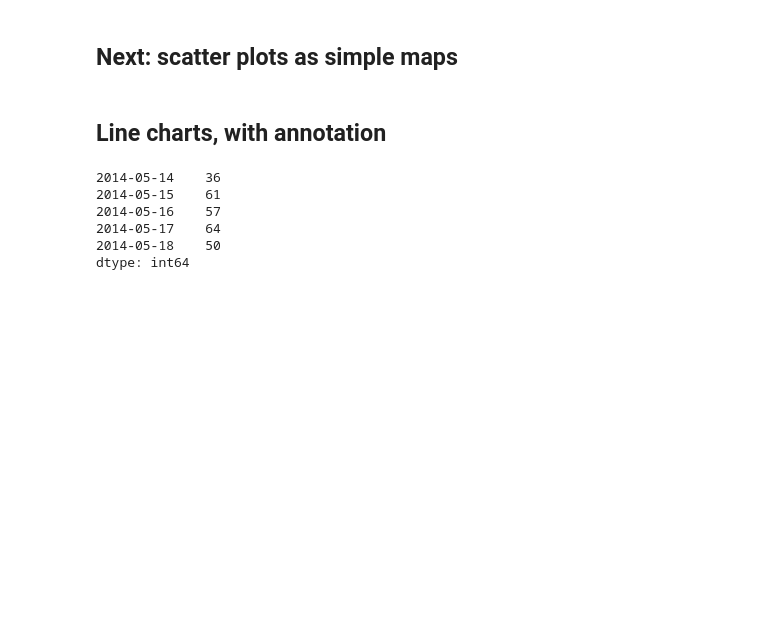
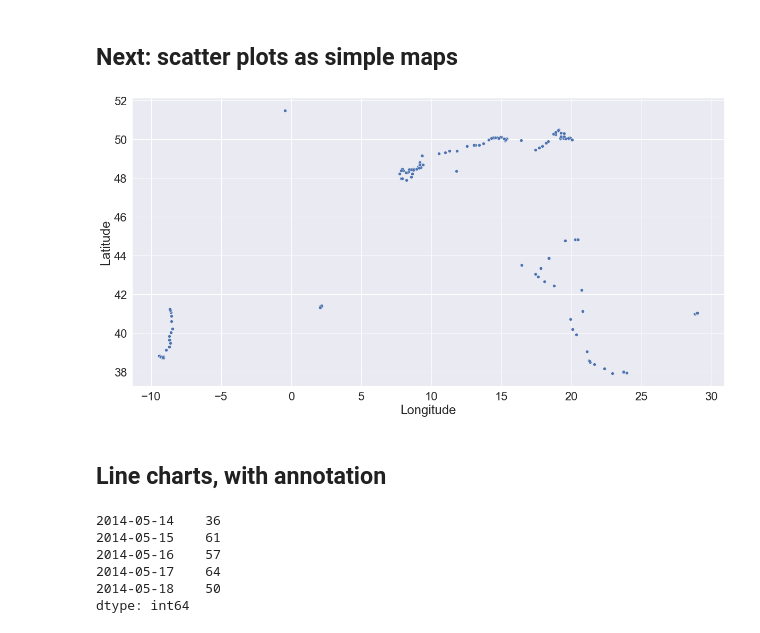
Before and after one commit to qszhao/PTUA2023, a Jupyter notebook: Lab06/Lab06_Visualization.ipynb, the cells around one changed output. Saved outputs shown, nothing was run; the diff lists cells and outputs as text; code cells hidden in the pictures; blank space fills up the shorter version.

```diff
--- a/Lab06/Lab06_Visualization.ipynb
+++ b/Lab06/Lab06_Visualization.ipynb
@@ -56,7 +68,15 @@ Now you try: re-create the plot above, but make the bars orange with maroon edge
 # %%
 # Q3: Draw a scatter plot the longitude and latitude data, with matplotlib and seaborn defaults.
 # You can use the rs dataframe.
 # Please style the chart to make it look nicer with good size and alpha settings.
+
+plt.subplots(figsize = (20, 10))
+sns.scatterplot(x = 'lon', y = 'lat', data = rs)
+plt.xlabel("Longitude")
+plt.ylabel("Latitude")
+plt.show()
+# %% [output]
+[figure, added]
 # %% [markdown]
 ## Line charts, with annotation
 # %%
```
Also changed, not shown: parts of 7 cells of this notebook.
